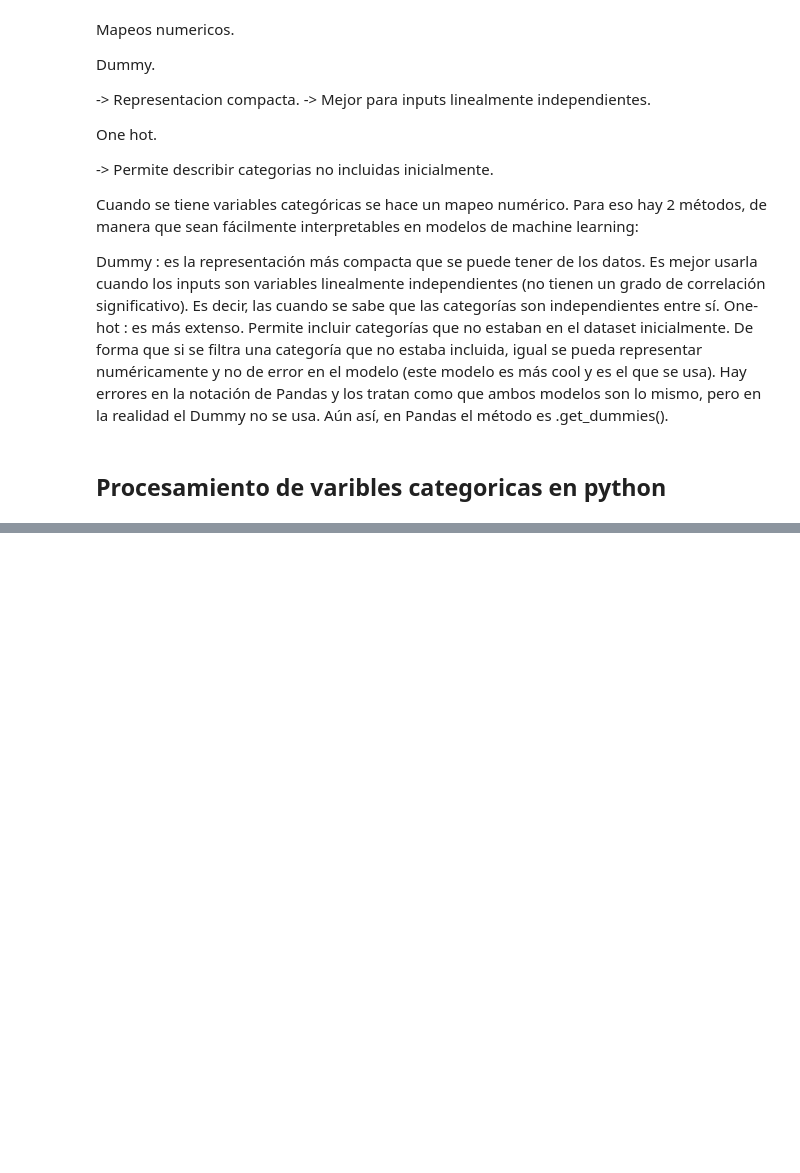
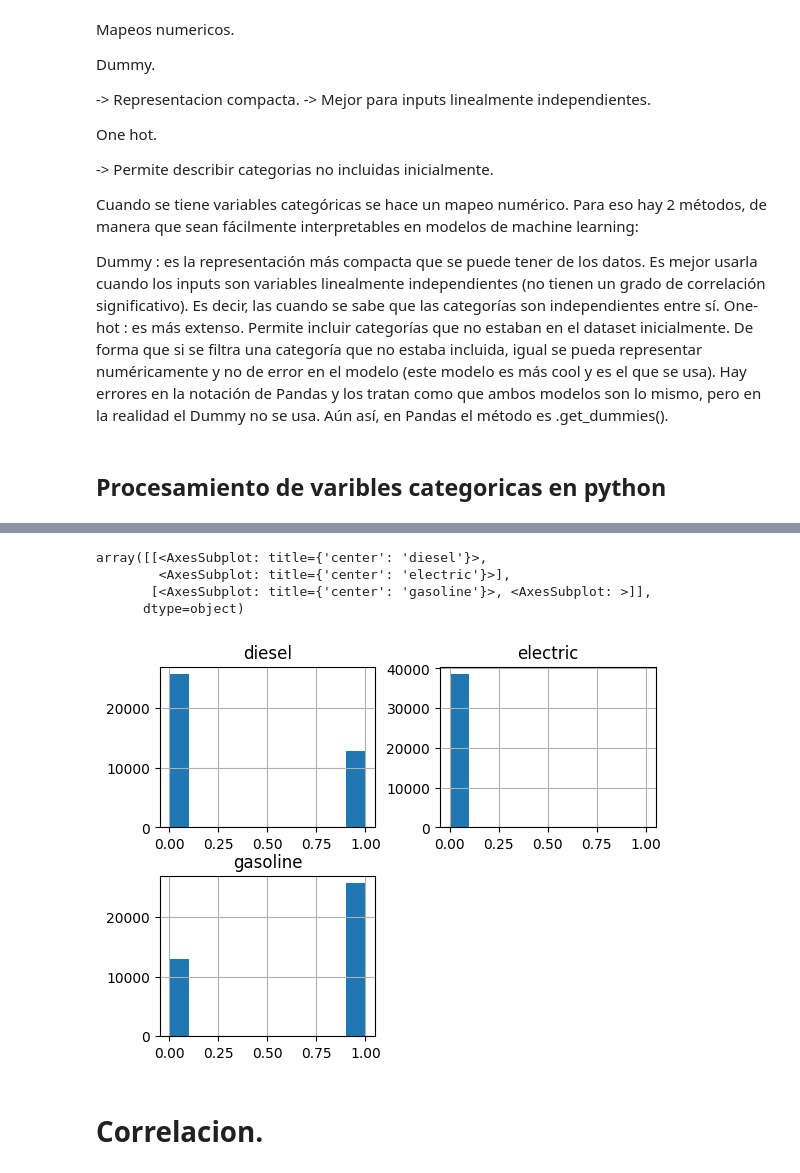
Before and after one commit to JuanDiegoZ/EstadisticaDescriptiva, a Jupyter notebook: EstadisticaDescriptivaIntroduccion.ipynb, the cells around one changed output, grey strips where cells are left out. Drawn from its saved outputs; the diff is of its cells as text; code cells hidden in the pictures; blank space fills up the shorter version.

```diff
--- a/EstadisticaDescriptivaIntroduccion.ipynb
+++ b/EstadisticaDescriptivaIntroduccion.ipynb
@@ -620,0 +623,14 @@ Hay errores en la notación de Pandas y los tratan como que ambos modelos son lo
+# %%
+import pandas as pd
+
+df = pd.read_csv('cars.csv')
+# %%
+engine_one_hot = pd.get_dummies(df['engine_type'])
+# %% [output]
+array([[<AxesSubplot: title={'center': 'diesel'}>,
+        <AxesSubplot: title={'center': 'electric'}>],
+       [<AxesSubplot: title={'center': 'gasoline'}>, <AxesSubplot: >]],
+      dtype=object)
+[figure, added]
+# %% [markdown]
+# Correlacion.
```
Also changed, not shown: parts of 5 cells of this notebook, 4 other files.
